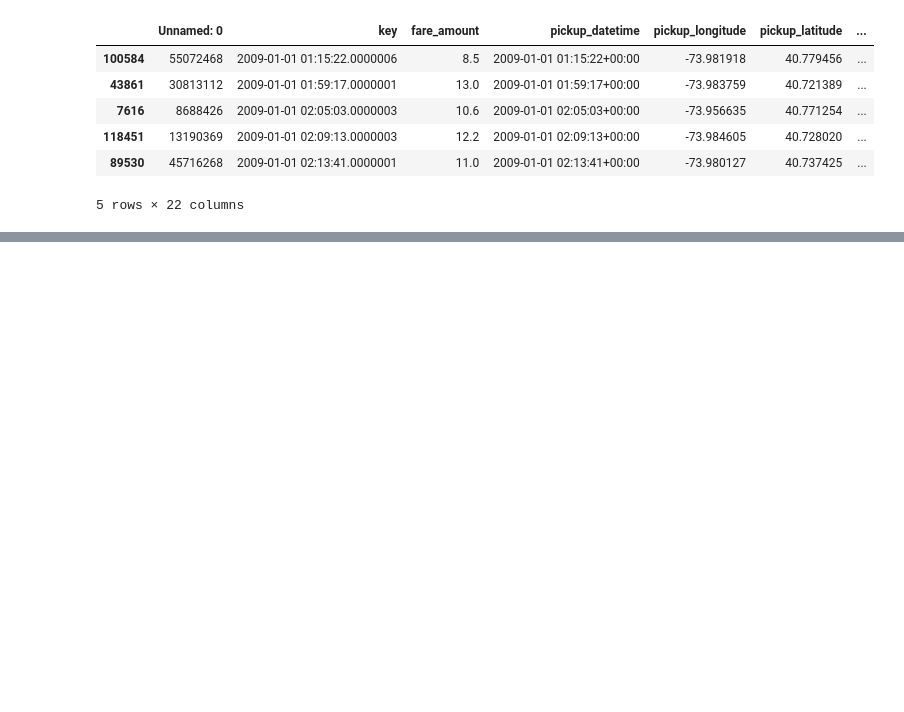
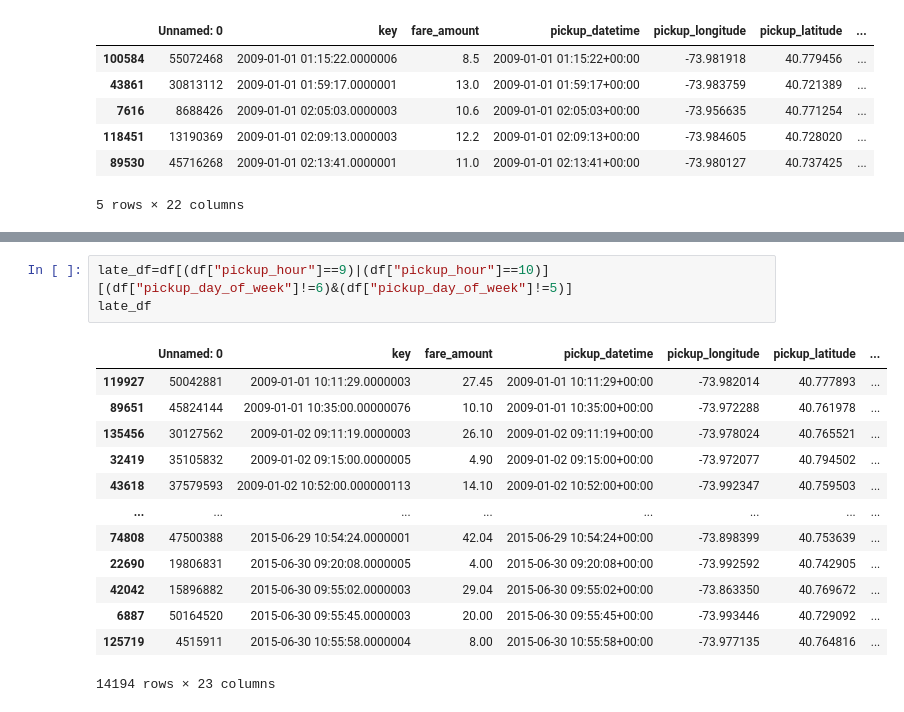
Before and after one commit to massadbashar/UberFaresCausInf, a Jupyter notebook: data_cleansing.ipynb, the cells around one changed output, grey strips where cells are left out. Drawn from its saved outputs; the diff is of its cells as text; blank space fills up the shorter version.

```diff
--- a/data_cleansing.ipynb
+++ b/data_cleansing.ipynb
@@ -208,0 +252,17 @@ df.head()
+# %%
+late_df=df[(df["pickup_hour"]==9)|(df["pickup_hour"]==10)][(df["pickup_day_of_week"]!=6)&(df["pickup_day_of_week"]!=5)]
+late_df
+# %% [output]
+|  | Unnamed: 0 | key | fare_amount | pickup_datetime | pickup_longitude | pickup_latitude | ... |
+| 119927 | 50042881 | 2009-01-01 10:11:29.0000003 | 27.45 | 2009-01-01 10:11:29+00:00 | -73.982014 | 40.777893 | ... |
+| 89651 | 45824144 | 2009-01-01 10:35:00.00000076 | 10.10 | 2009-01-01 10:35:00+00:00 | -73.972288 | 40.761978 | ... |
+| 135456 | 30127562 | 2009-01-02 09:11:19.0000003 | 26.10 | 2009-01-02 09:11:19+00:00 | -73.978024 | 40.765521 | ... |
+| 32419 | 35105832 | 2009-01-02 09:15:00.0000005 | 4.90 | 2009-01-02 09:15:00+00:00 | -73.972077 | 40.794502 | ... |
+| 43618 | 37579593 | 2009-01-02 10:52:00.000000113 | 14.10 | 2009-01-02 10:52:00+00:00 | -73.992347 | 40.759503 | ... |
+| ... | ... | ... | ... | ... | ... | ... | ... |
+| 74808 | 47500388 | 2015-06-29 10:54:24.0000001 | 42.04 | 2015-06-29 10:54:24+00:00 | -73.898399 | 40.753639 | ... |
+| 22690 | 19806831 | 2015-06-30 09:20:08.0000005 | 4.00 | 2015-06-30 09:20:08+00:00 | -73.992592 | 40.742905 | ... |
+| 42042 | 15896882 | 2015-06-30 09:55:02.0000003 | 29.04 | 2015-06-30 09:55:02+00:00 | -73.863350 | 40.769672 | ... |
+| 6887 | 50164520 | 2015-06-30 09:55:45.0000003 | 20.00 | 2015-06-30 09:55:45+00:00 | -73.993446 | 40.729092 | ... |
+| 125719 | 4515911 | 2015-06-30 10:55:58.0000004 | 8.00 | 2015-06-30 10:55:58+00:00 | -73.977135 | 40.764816 | ... |
+14194 rows × 23 columns
```
Also changed, not shown: parts of 5 cells of this notebook.
